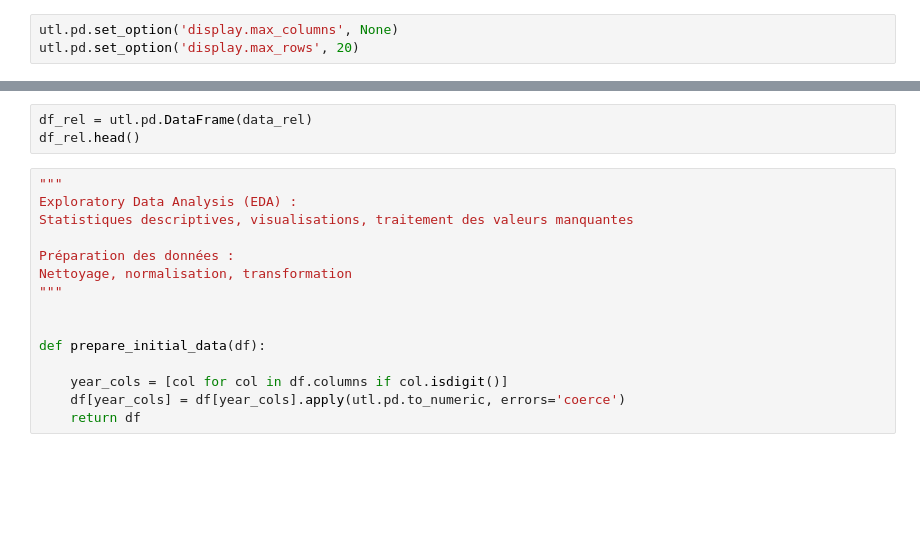
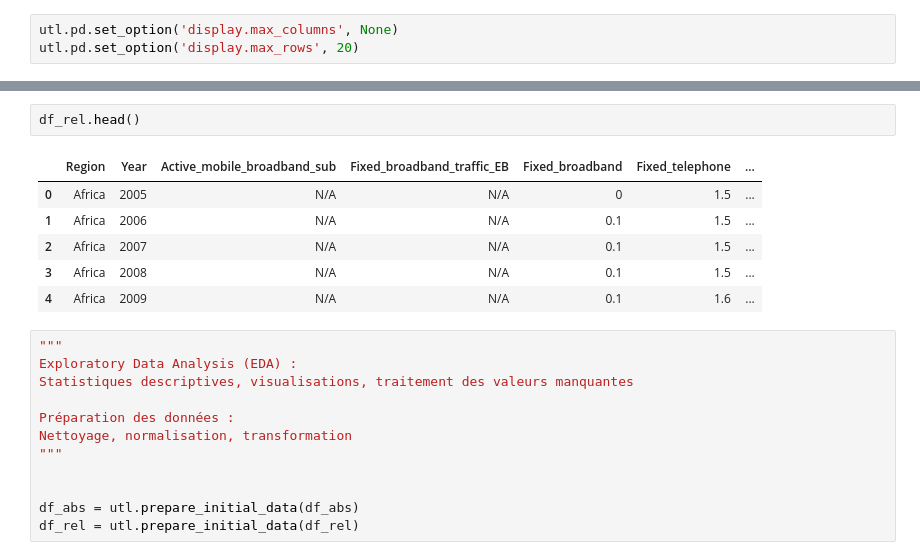
Before and after one commit to Bl4ckFlow/Analyse_de_donn-e, a Jupyter notebook: script.ipynb, the cells around one changed output, grey strips where cells are left out. Cells and saved outputs as stored; diff of their text form; blank space fills up the shorter version.

```diff
--- a/script.ipynb
+++ b/script.ipynb
@@ -34,6 +21,12 @@ df_abs.head()
 # %%
-df_rel = utl.pd.DataFrame(data_rel)
 df_rel.head()
+# %% [output]
+|  | Region | Year | Active_mobile_broadband_sub | Fixed_broadband_traffic_EB | Fixed_broadband | Fixed_telephone | ... |
+| 0 | Africa | 2005 | N/A | N/A | 0 | 1.5 | ... |
+| 1 | Africa | 2006 | N/A | N/A | 0.1 | 1.5 | ... |
+| 2 | Africa | 2007 | N/A | N/A | 0.1 | 1.5 | ... |
+| 3 | Africa | 2008 | N/A | N/A | 0.1 | 1.5 | ... |
+| 4 | Africa | 2009 | N/A | N/A | 0.1 | 1.6 | ... |
 # %%
 """
 Exploratory Data Analysis (EDA) :
@@ -44,9 +37,6 @@ Nettoyage, normalisation, transformation
 """
 
 
-def prepare_initial_data(df):
-
-    year_cols = [col for col in df.columns if col.isdigit()]
-    df[year_cols] = df[year_cols].apply(utl.pd.to_numeric, errors='coerce')
-    return df
+df_abs = utl.prepare_initial_data(df_abs)
+df_rel = utl.prepare_initial_data(df_rel)
 # %%
```
Also changed, not shown: parts of 8 cells of this notebook, 2 other files.
